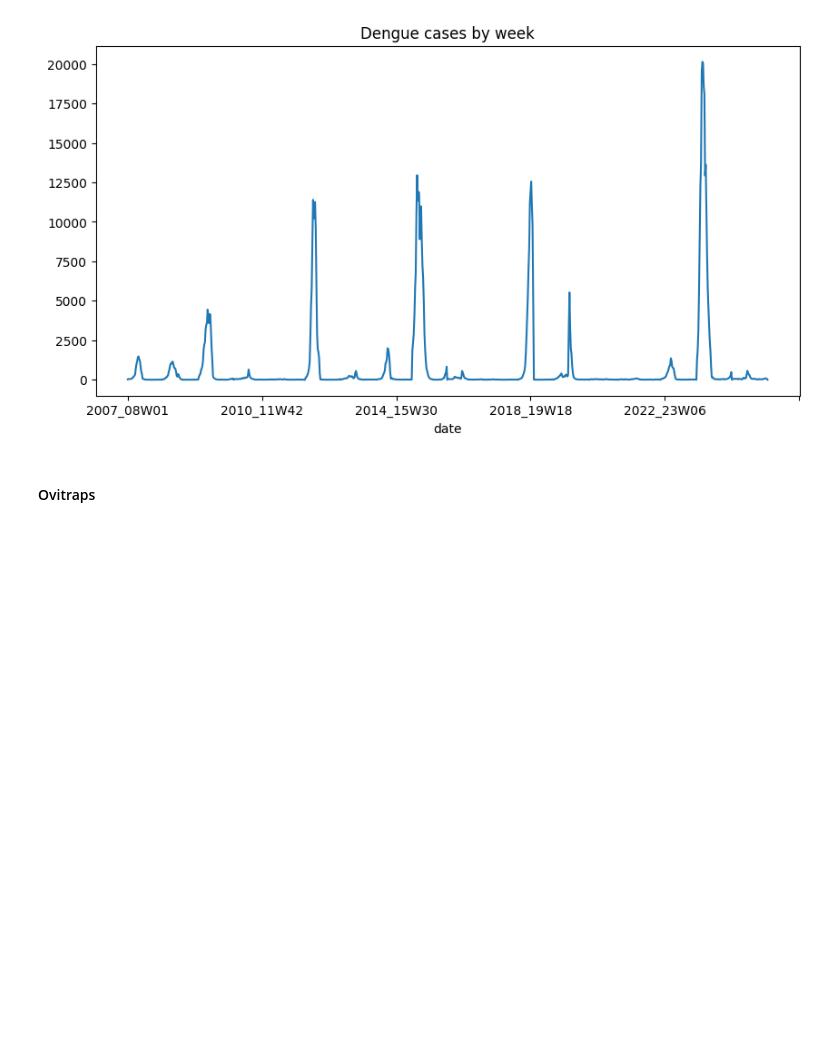
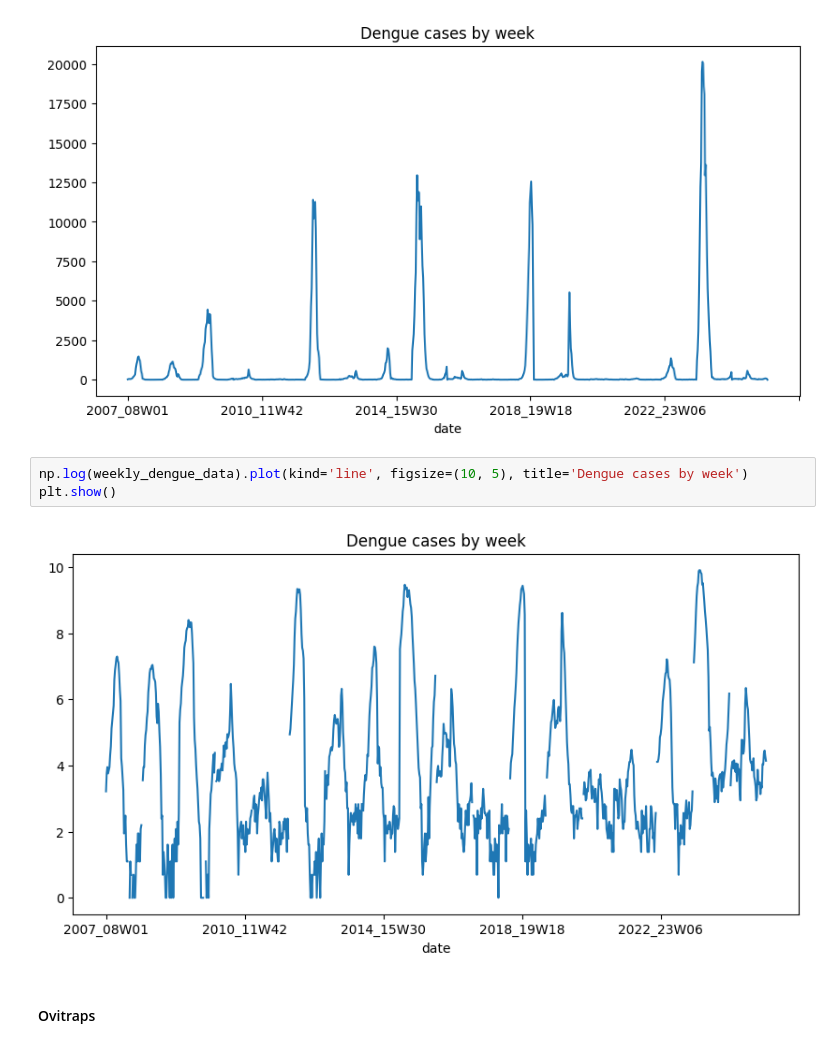
Before and after one commit to pedrobahia7/tcc_ovitraps, a Jupyter notebook: notebooks/dengue_eggs_weekly_correlation_analysis.ipynb, the cells around one changed output. Drawn from its saved outputs; the diff is of its cells as text; blank space fills up the shorter version.

```diff
--- a/notebooks/dengue_eggs_weekly_correlation_analysis.ipynb
+++ b/notebooks/dengue_eggs_weekly_correlation_analysis.ipynb
@@ -43,6 +40,11 @@ plt.show()
 # %% [output]
 [figure]
 [figure]
+# %%
+np.log(weekly_dengue_data).plot(kind='line', figsize=(10, 5), title='Dengue cases by week')
+plt.show()
+# %% [output]
+[figure, added]
 # %% [markdown]
 #### Ovitraps
 # %%
```
Also changed, not shown: parts of 13 cells of this notebook.
